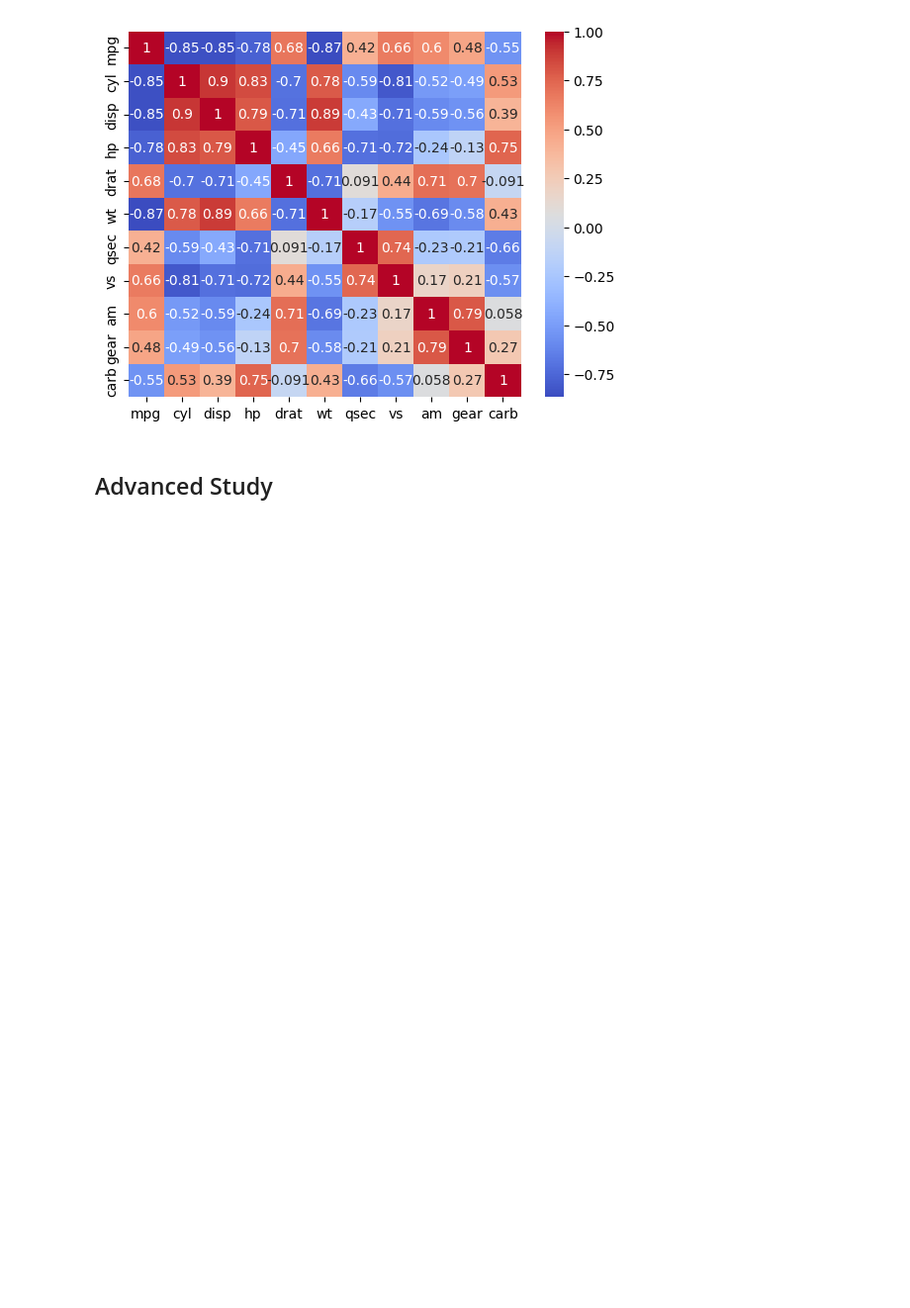
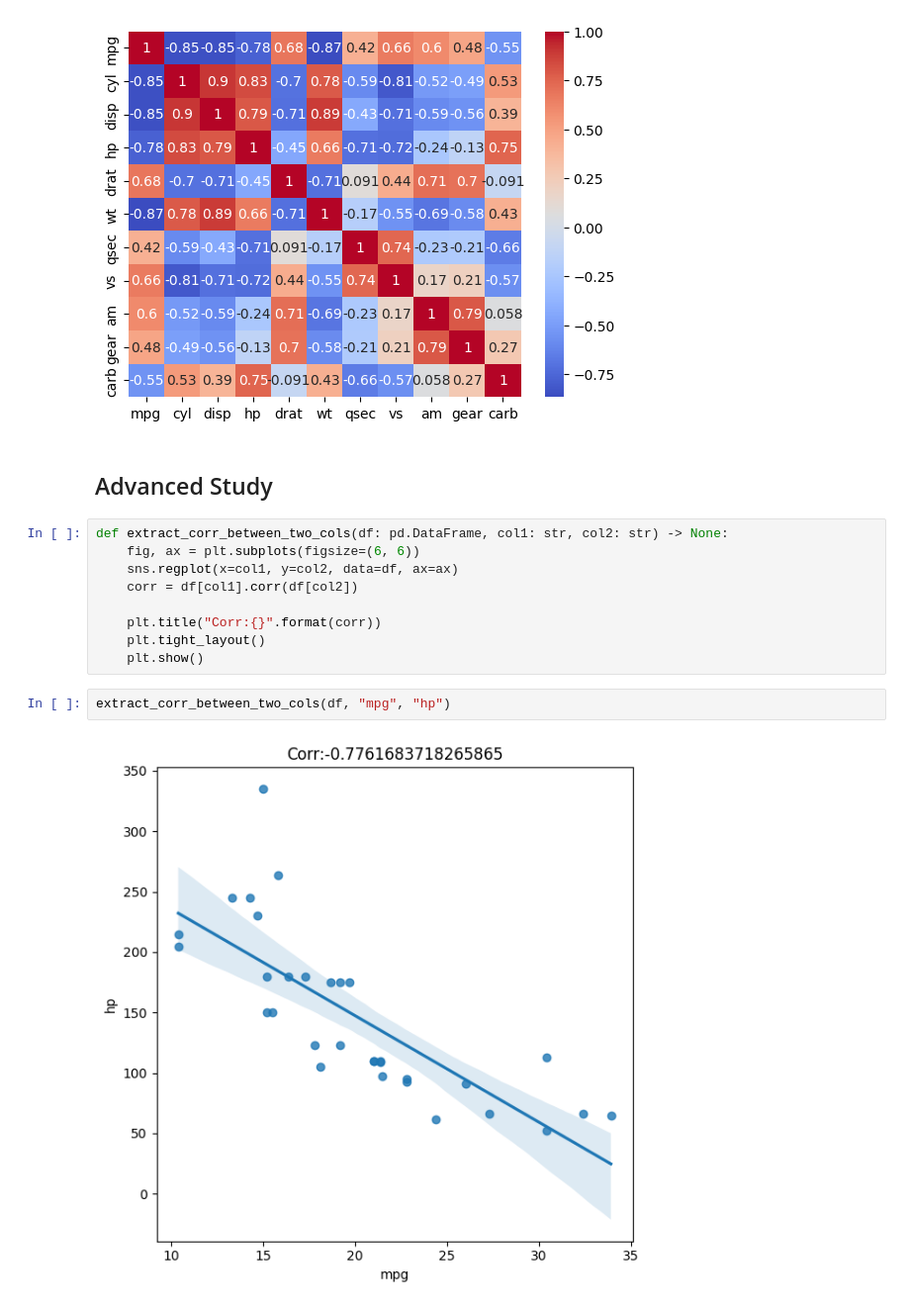
Before and after one commit to patrashu/hmg_wiki, a Jupyter notebook: W1_mission/submission1_mtcars/mtcars.ipynb, the cells around one changed output. Shown: that part at 99% size. Drawn from its saved outputs; the diff is of its cells as text; blank space fills up the shorter version.

Commit message:
Add vis with corr

```diff
--- a/W1_mission/submission1_mtcars/mtcars.ipynb
+++ b/W1_mission/submission1_mtcars/mtcars.ipynb
@@ -232,3 +232,16 @@ sns.heatmap(sub_df.corr(), annot=True, cmap="coolwarm")
 [figure]
 # %% [markdown]
 ## Advanced Study
+# %%
+def extract_corr_between_two_cols(df: pd.DataFrame, col1: str, col2: str) -> None:
+    fig, ax = plt.subplots(figsize=(6, 6))
+    sns.regplot(x=col1, y=col2, data=df, ax=ax)
+    corr = df[col1].corr(df[col2])
+
+    plt.title("Corr:{}".format(corr))
+    plt.tight_layout()
+    plt.show()
+# %%
+extract_corr_between_two_cols(df, "mpg", "hp")
+# %% [output]
+[figure, added]
```
